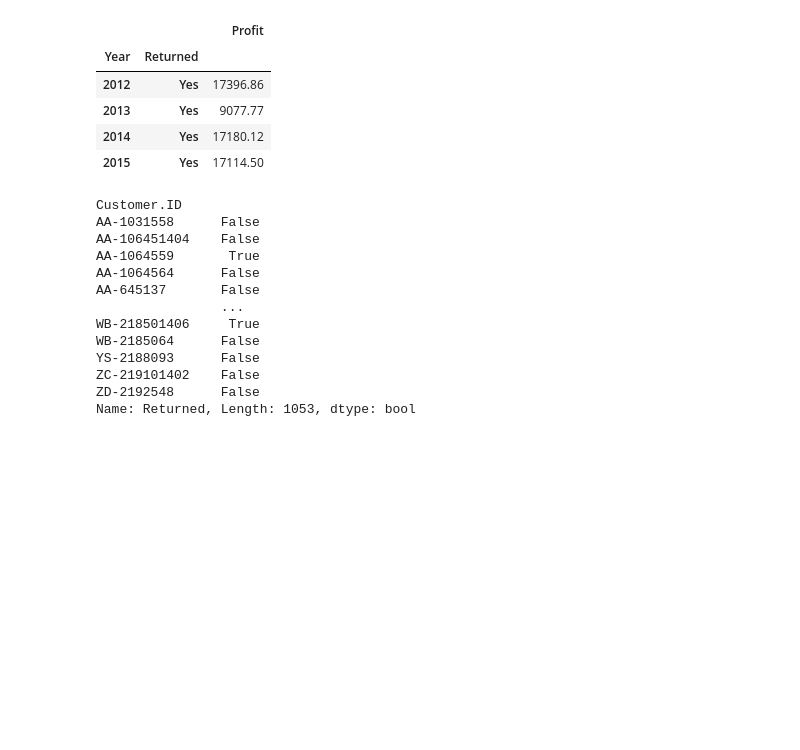
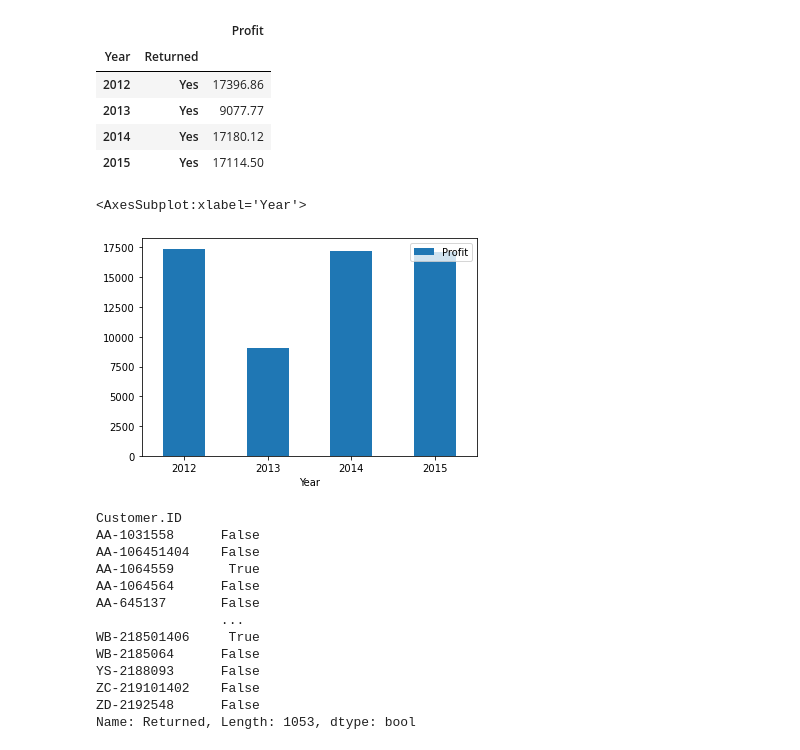
Before and after one commit to TheAidanAu/ML_Lab, a Jupyter notebook: AIDAN/ML_Lab_EDA_AIDAN.ipynb, the cells around one changed output. Drawn from its saved outputs; the diff is of its cells as text; code cells hidden in the pictures; blank space fills up the shorter version.

```diff
--- a/AIDAN/ML_Lab_EDA_AIDAN.ipynb
+++ b/AIDAN/ML_Lab_EDA_AIDAN.ipynb
@@ -274,6 +274,15 @@ df_total.groupby(['Year','Returned']).agg({'Profit': 'sum'})
 | 2013 | Yes | 9077.77 |
 | 2014 | Yes | 17180.12 |
 | 2015 | Yes | 17114.50 |
+# %%
+df_yearly_profit=df_total.groupby(['Year','Returned']).agg({'Profit': 'sum'})
+# %%
+df_yearly_profit=df_yearly_profit.reset_index()
+# %%
+df_yearly_profit.plot.bar(x='Year', y='Profit', rot=0)
+# %% [output]
+<AxesSubplot:xlabel='Year'>
+[figure, added]
 # %%
 df_total.groupby("Customer.ID").Returned.count()>1
 # %% [output]
```
Also changed, not shown: parts of 18 cells of this notebook.
